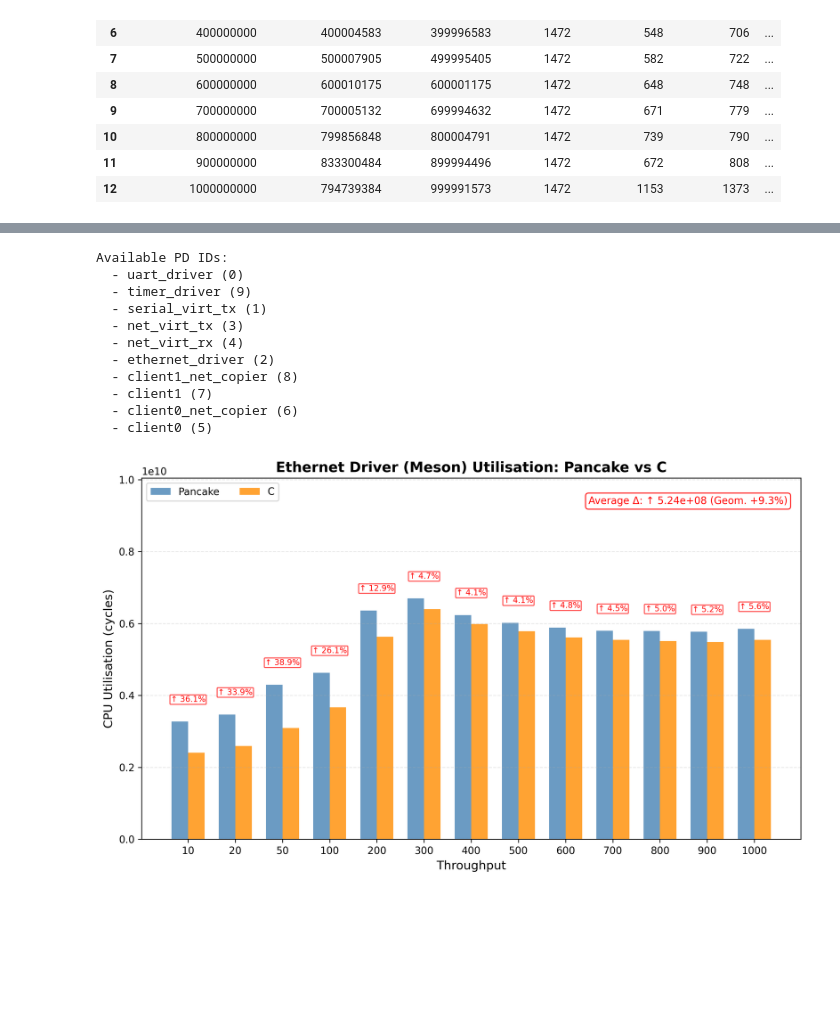
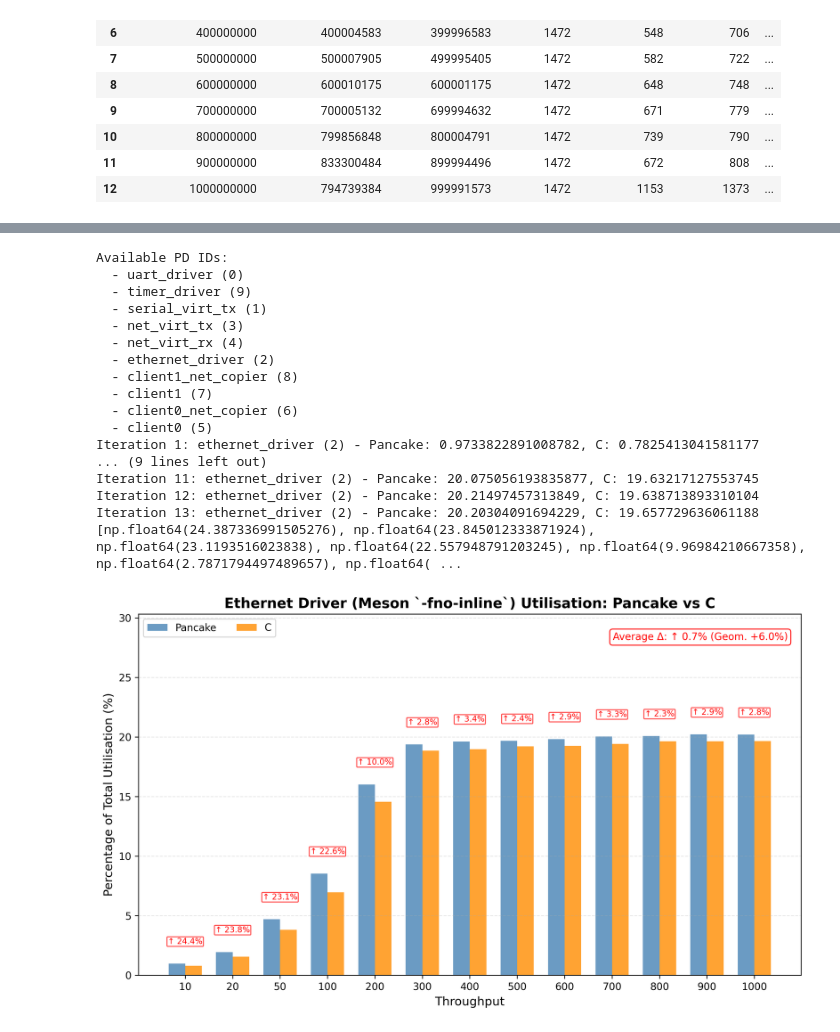
Before and after one commit to zhewenshen/sddf_benchmark, a Jupyter notebook: pnk.ipynb, the cells around one changed output, grey strips where cells are left out. Saved outputs shown, nothing was run; the diff lists cells and outputs as text; code cells hidden in the pictures; blank space fills up the shorter version.

Commit message:
new results

```diff
--- a/pnk.ipynb
+++ b/pnk.ipynb
@@ -48,8 +47,10 @@ C_df
 | 11 | 900000000 | 833300484 | 899994496 | 1472 | 672 | 808 | ... |
 | 12 | 1000000000 | 794739384 | 999991573 | 1472 | 1153 | 1373 | ... |
 # %%
-pnk_data = parse_log_data("new_results/pnk_meson.txt")
-C_data = parse_log_data("new_results/gcc_meson.txt")
+# pnk_data = parse_log_data("new_results/pnk_meson_ffi.txt")
+pnk_data = parse_log_data("pnk_no_ffi/pnk_no_ffi.txt")
+# C_data = parse_log_data("new_results/gcc_meson.txt")
+C_data = parse_log_data("no_inline/gcc-fno-inline.txt")
 # %%
 C_data
 # %% [output]
@@ -184,24 +183,30 @@ test = {pd_name: [int(m['TotalUtilisation'], 16) for m in measurements] for pd_n
 # %%
 from plotter import UtilizationVisualizer
 
 x_labels = ["10", "20", "50", "100", "200", "300", "400", "500", "600", "700", "800", "900", "1000"]
 visualizer = UtilizationVisualizer(pnk_data, C_data, name_a="Pancake", name_b="C", x_tick_labels=x_labels)
 
 visualizer.print_available_pds()
-visualizer.plot_specific_pd('ethernet_driver (2)', figsize=(10, 6), dpi=300, save_path="pnk_vs_c_ethernet_driver_cycles.png", driver_name="Meson", use_percent=True)
+visualizer.plot_specific_pd('ethernet_driver (2)', figsize=(10, 6), dpi=300, save_path="pnk_vs_c_ethernet_driver_cycles.png", driver_name="Meson `-fno-inline`", use_percent=True)
 # %% [output]
 Available PD IDs:
   - uart_driver (0)
   - timer_driver (9)
   - serial_virt_tx (1)
   - net_virt_tx (3)
   - net_virt_rx (4)
   - ethernet_driver (2)
   - client1_net_copier (8)
   - client1 (7)
   - client0_net_copier (6)
   - client0 (5)
+Iteration 1: ethernet_driver (2) - Pancake: 0.9733822891008782, C: 0.7825413041581177
+... (9 lines left out)
+Iteration 11: ethernet_driver (2) - Pancake: 20.075056193835877, C: 19.63217127553745
+Iteration 12: ethernet_driver (2) - Pancake: 20.21497457313849, C: 19.638713893310104
+Iteration 13: ethernet_driver (2) - Pancake: 20.20304091694229, C: 19.657729636061188
+[np.float64(24.387336991505276), np.float64(23.845012333871924), np.float64(23.1193516023838), np.float64(22.557948791203245), np.float64(9.96984210667358), np.float64(2.7871794497489657), np.float64( ...
-[figure, old version]
+[figure, new version]
 # %%
 visualizer.set_pds_to_visualize(['net_virt_tx (3)', 'net_virt_rx (4)', 'ethernet_driver (2)', 'client0_net_copier (6)', 'client0 (5)'])
 visualizer.plot_all(figsize=(10, 6), dpi=300, save_path="pnk_vs_c_all_pds.svg", driver_name="Meson", use_percent=False)
```
Also changed, not shown: parts of 8 cells of this notebook, 18 other files.
